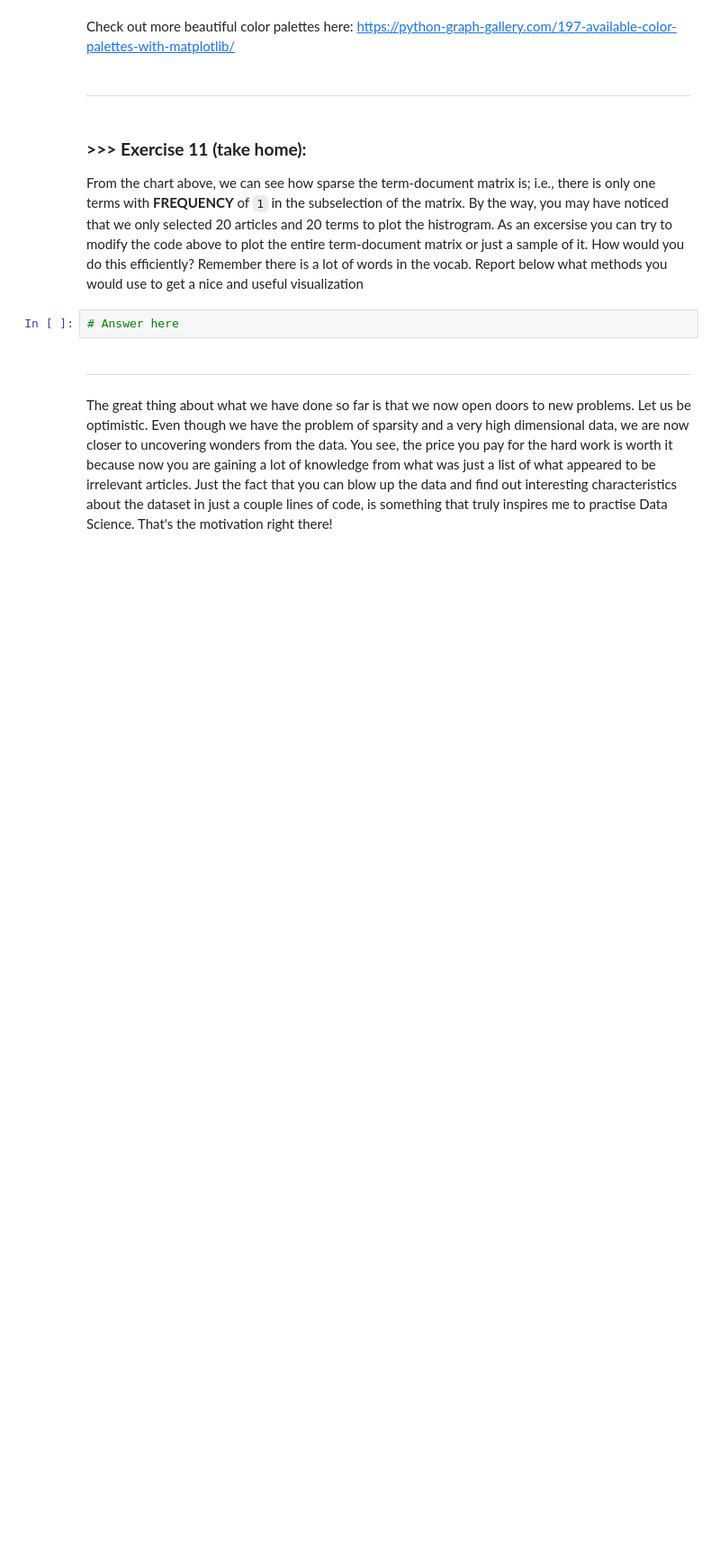
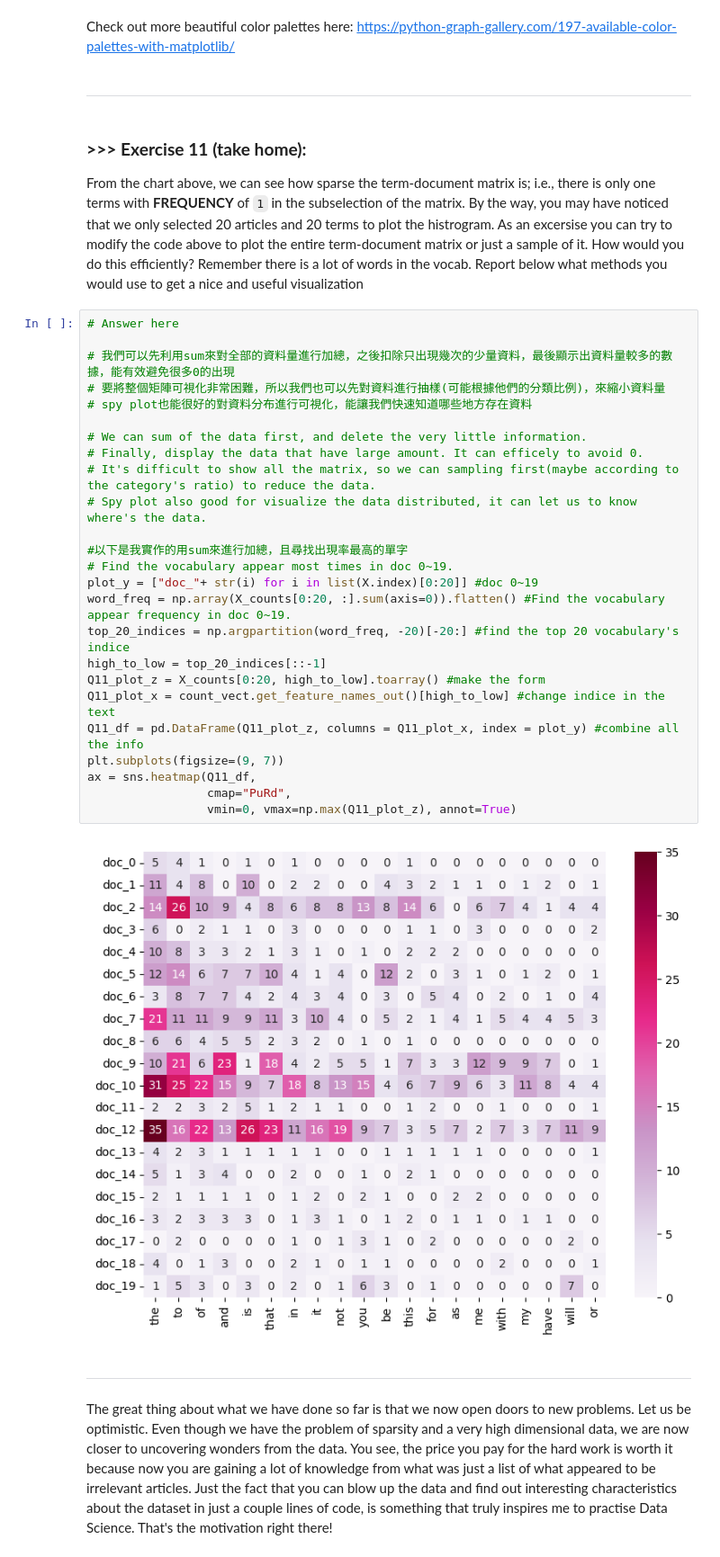
Before and after one commit to JamesHsu1221/DM2024-Lab1-Master, a Jupyter notebook: DM2024-Lab1-Master.ipynb, the cells around one changed output. Shown at 90% size. Cells and saved outputs as stored; diff of their text form; blank space fills up the shorter version.

```diff
--- a/DM2024-Lab1-Master.ipynb
+++ b/DM2024-Lab1-Master.ipynb
@@ -1081,8 +1103,33 @@ Check out more beautiful color palettes here: https://python-graph-gallery.com/1
 # %% [markdown]
 ### **>>> Exercise 11 (take home):**
 From the chart above, we can see how sparse the term-document matrix is; i.e., there is only one terms with **FREQUENCY** of `1` in the subselection of the matrix. By the way, you may have noticed that we only selected 20 articles and 20 terms to plot the histrogram. As an excersise you can try to modify the code above to plot the entire term-document matrix or just a sample of it. How would you do this efficiently? Remember there is a lot of words in the vocab. Report below what methods you would use to get a nice and useful visualization
-# %%
-# Answer here
+# %%
+# Answer here
+
+# 我們可以先利用sum來對全部的資料量進行加總，之後扣除只出現幾次的少量資料，最後顯示出資料量較多的數據，能有效避免很多0的出現
+# 要將整個矩陣可視化非常困難，所以我們也可以先對資料進行抽樣(可能根據他們的分類比例)，來縮小資料量
+# spy plot也能很好的對資料分布進行可視化，能讓我們快速知道哪些地方存在資料
+
+# We can sum of the data first, and delete the very little information.
+# Finally, display the data that have large amount. It can efficely to avoid 0.
+# It's difficult to show all the matrix, so we can sampling first(maybe according to the category's ratio) to reduce the data.
+# Spy plot also good for visualize the data distributed, it can let us to know where's the data.
+
+#以下是我實作的用sum來進行加總，且尋找出現率最高的單字
+# Find the vocabulary appear most times in doc 0~19.
+plot_y = ["doc_"+ str(i) for i in list(X.index)[0:20]] #doc 0~19
+word_freq = np.array(X_counts[0:20, :].sum(axis=0)).flatten() #Find the vocabulary appear frequency in doc 0~19.
+top_20_indices = np.argpartition(word_freq, -20)[-20:] #find the top 20 vocabulary's indice
+high_to_low = top_20_indices[::-1]
+Q11_plot_z = X_counts[0:20, high_to_low].toarray() #make the form
+Q11_plot_x = count_vect.get_feature_names_out()[high_to_low] #change indice in the text
+Q11_df = pd.DataFrame(Q11_plot_z, columns = Q11_plot_x, index = plot_y) #combine all the info
+plt.subplots(figsize=(9, 7))
+ax = sns.heatmap(Q11_df,
+                 cmap="PuRd",
+                 vmin=0, vmax=np.max(Q11_plot_z), annot=True)
+# %% [output]
+[figure, added]
 # %% [markdown]
 ---
 # %% [markdown]
```
Also changed, not shown: parts of 8 cells of this notebook.
